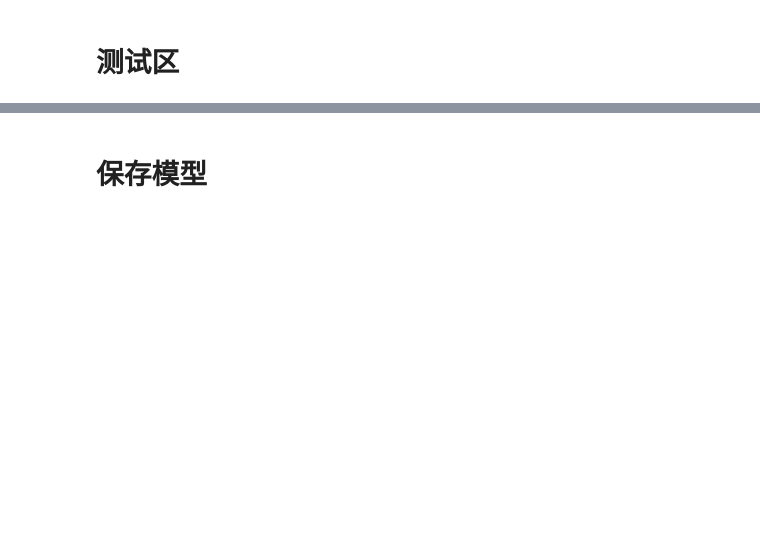
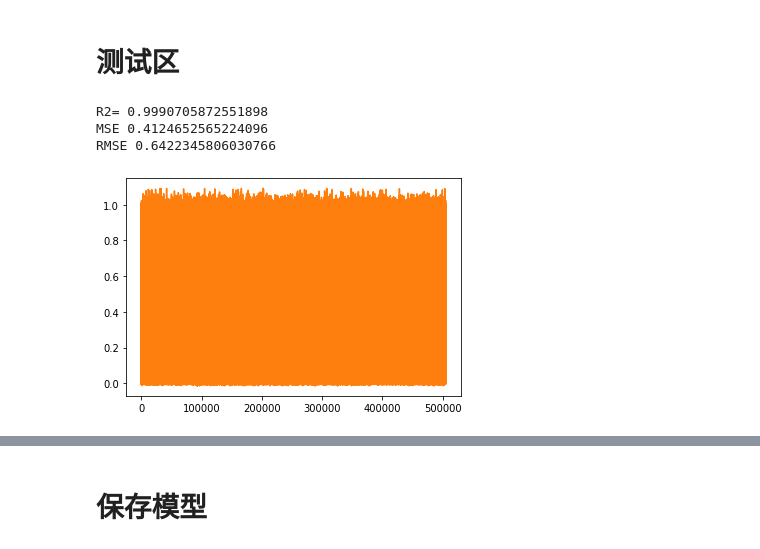
Before and after one commit to SpartanB-312/MBD, a Jupyter notebook: DataDriven/DeepLearning/DNN_Pendulum/DNN_Pendulum.ipynb, the cells around one changed output, grey strips where cells are left out. Saved outputs shown, nothing was run; the diff lists cells and outputs as text; code cells hidden in the pictures; blank space fills up the shorter version.

```diff
--- a/DataDriven/DeepLearning/DNN_Pendulum/DNN_Pendulum.ipynb
+++ b/DataDriven/DeepLearning/DNN_Pendulum/DNN_Pendulum.ipynb
@@ -179,5 +176,21 @@ tensor([[ 31.3008],
 # %% [markdown]
 # 测试区
+# %%
+DNNpredtrain=modelDNN(X_train.to(device)).cpu().detach().numpy()
+
+#
+plt.plot(Y_train)
+plt.plot(DNNpredtrain)
+
+R2=r2_score(Y_train,DNNpredtrain)
+MSE=mean_squared_error(Y_train,DNNpredtrain)*sc*sc
+RMSE=np.sqrt(MSE)
+print('R2=',R2,'\nMSE',MSE,'\nRMSE',RMSE)
+# %% [output]
+R2= 0.9990705872551898
+MSE 0.4124652565224096
+RMSE 0.6422345806030766
+[figure, added]
 # %%
 DNNpred=modelDNN(X_test.to(device)).cpu().detach().numpy()
 
```
Also changed, not shown: parts of 4 cells of this notebook, 4 other files.
